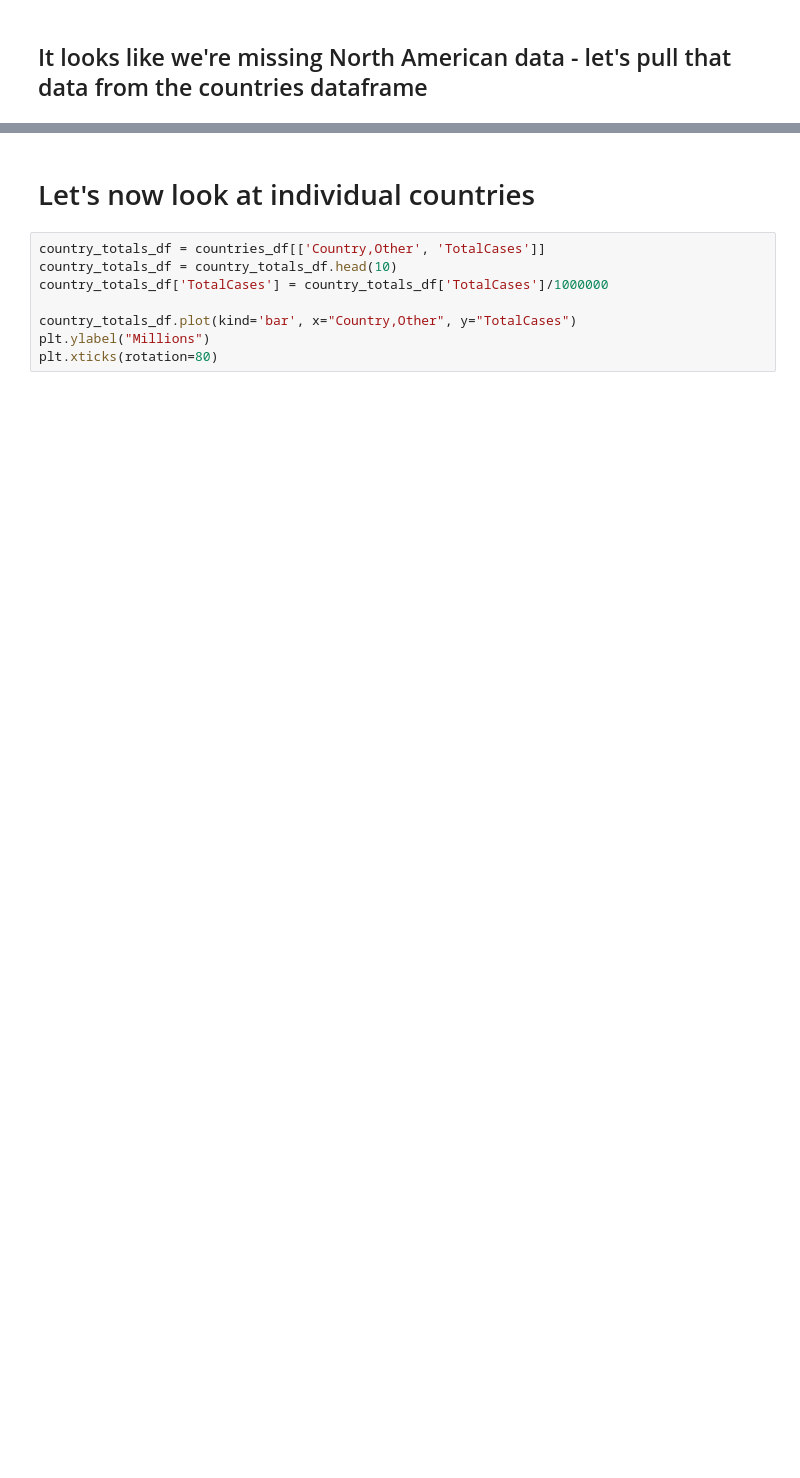
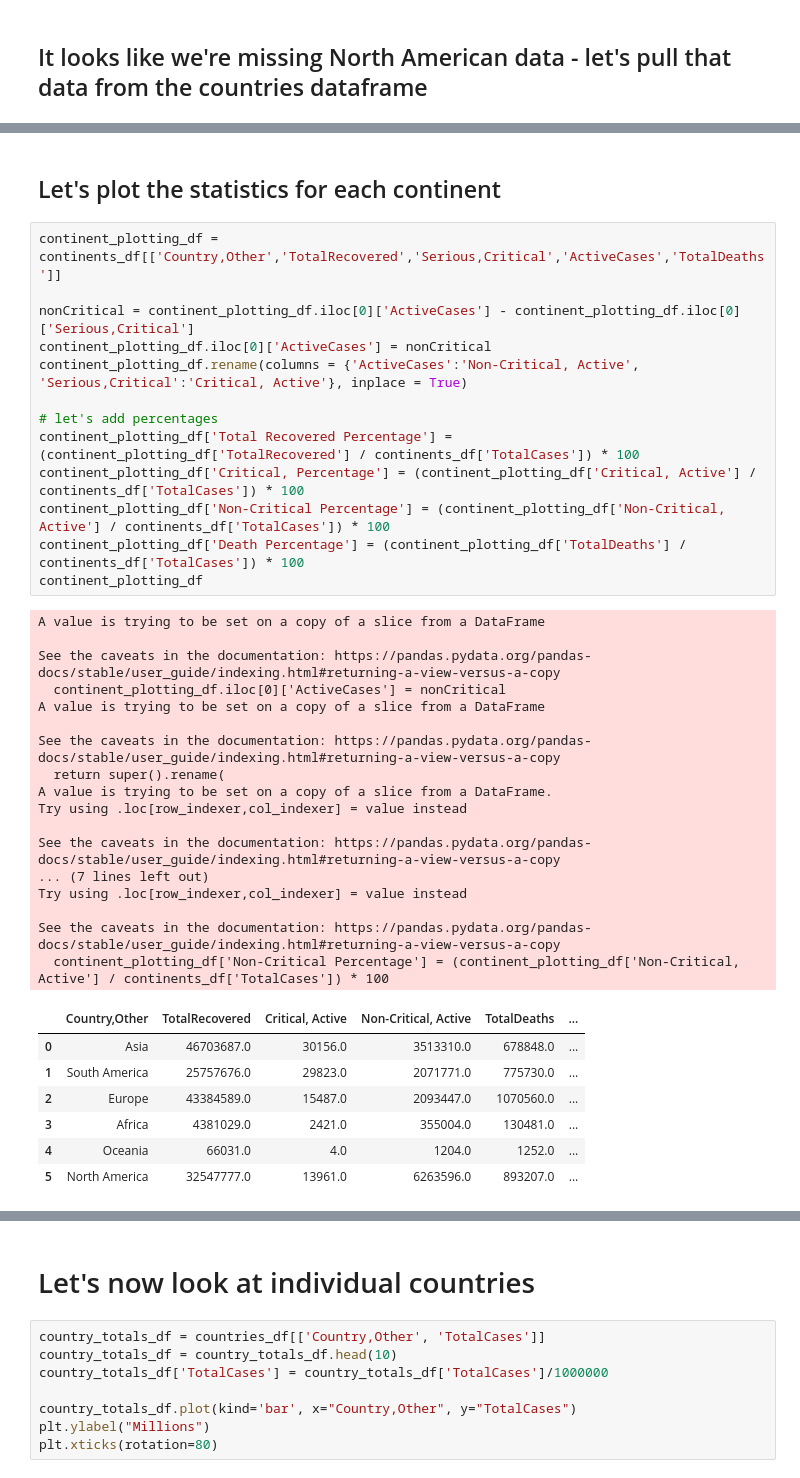
Before and after one commit to MerkuMerku/Python-Challenges, a Jupyter notebook: Python Covid Tracker/covid-webscraper-prototype.ipynb, the cells around one changed output, grey strips where cells are left out. Saved outputs shown, nothing was run; the diff lists cells and outputs as text; blank space fills up the shorter version.

```diff
--- a/Python Covid Tracker/covid-webscraper-prototype.ipynb
+++ b/Python Covid Tracker/covid-webscraper-prototype.ipynb
@@ -270,0 +230,40 @@ See the caveats in the documentation: https://pandas.pydata.org/pandas-docs/stab
+# %% [markdown]
+## Let's plot the statistics for each continent
+# %%
+continent_plotting_df = continents_df[['Country,Other','TotalRecovered','Serious,Critical','ActiveCases','TotalDeaths']]
+
+nonCritical = continent_plotting_df.iloc[0]['ActiveCases'] - continent_plotting_df.iloc[0]['Serious,Critical']
+continent_plotting_df.iloc[0]['ActiveCases'] = nonCritical
+continent_plotting_df.rename(columns = {'ActiveCases':'Non-Critical, Active', 'Serious,Critical':'Critical, Active'}, inplace = True)
+
+# let's add percentages
+continent_plotting_df['Total Recovered Percentage'] = (continent_plotting_df['TotalRecovered'] / continents_df['TotalCases']) * 100
+continent_plotting_df['Critical, Percentage'] = (continent_plotting_df['Critical, Active'] / continents_df['TotalCases']) * 100
+continent_plotting_df['Non-Critical Percentage'] = (continent_plotting_df['Non-Critical, Active'] / continents_df['TotalCases']) * 100
+continent_plotting_df['Death Percentage'] = (continent_plotting_df['TotalDeaths'] / continents_df['TotalCases']) * 100
+continent_plotting_df
+# %% [output]
+A value is trying to be set on a copy of a slice from a DataFrame
+
+See the caveats in the documentation: https://pandas.pydata.org/pandas-docs/stable/user_guide/indexing.html#returning-a-view-versus-a-copy
+  continent_plotting_df.iloc[0]['ActiveCases'] = nonCritical
+A value is trying to be set on a copy of a slice from a DataFrame
+
+See the caveats in the documentation: https://pandas.pydata.org/pandas-docs/stable/user_guide/indexing.html#returning-a-view-versus-a-copy
+  return super().rename(
+A value is trying to be set on a copy of a slice from a DataFrame.
+Try using .loc[row_indexer,col_indexer] = value instead
+
+See the caveats in the documentation: https://pandas.pydata.org/pandas-docs/stable/user_guide/indexing.html#returning-a-view-versus-a-copy
+... (7 lines left out)
+Try using .loc[row_indexer,col_indexer] = value instead
+
+See the caveats in the documentation: https://pandas.pydata.org/pandas-docs/stable/user_guide/indexing.html#returning-a-view-versus-a-copy
+  continent_plotting_df['Non-Critical Percentage'] = (continent_plotting_df['Non-Critical, Active'] / continents_df['TotalCases']) * 100
+|  | Country,Other | TotalRecovered | Critical, Active | Non-Critical, Active | TotalDeaths | ... |
+| 0 | Asia | 46703687.0 | 30156.0 | 3513310.0 | 678848.0 | ... |
+| 1 | South America | 25757676.0 | 29823.0 | 2071771.0 | 775730.0 | ... |
+| 2 | Europe | 43384589.0 | 15487.0 | 2093447.0 | 1070560.0 | ... |
+| 3 | Africa | 4381029.0 | 2421.0 | 355004.0 | 130481.0 | ... |
+| 4 | Oceania | 66031.0 | 4.0 | 1204.0 | 1252.0 | ... |
+| 5 | North America | 32547777.0 | 13961.0 | 6263596.0 | 893207.0 | ... |
```
Also changed, not shown: parts of 15 cells of this notebook.
